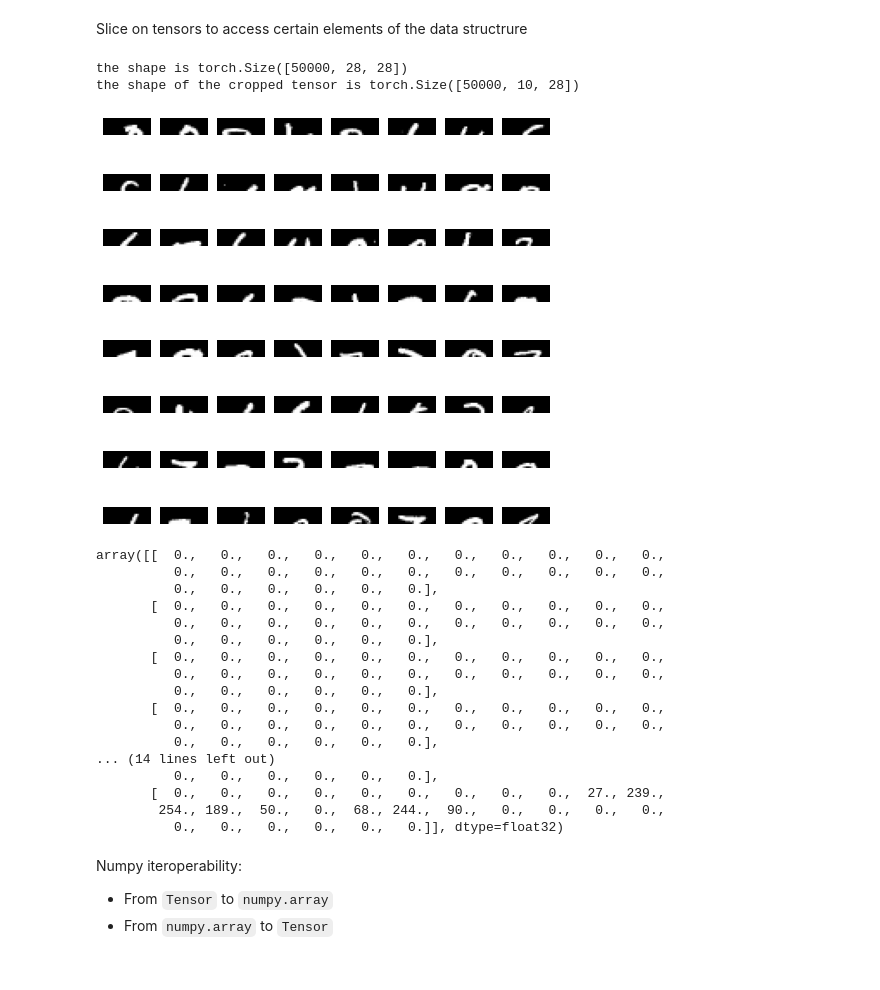
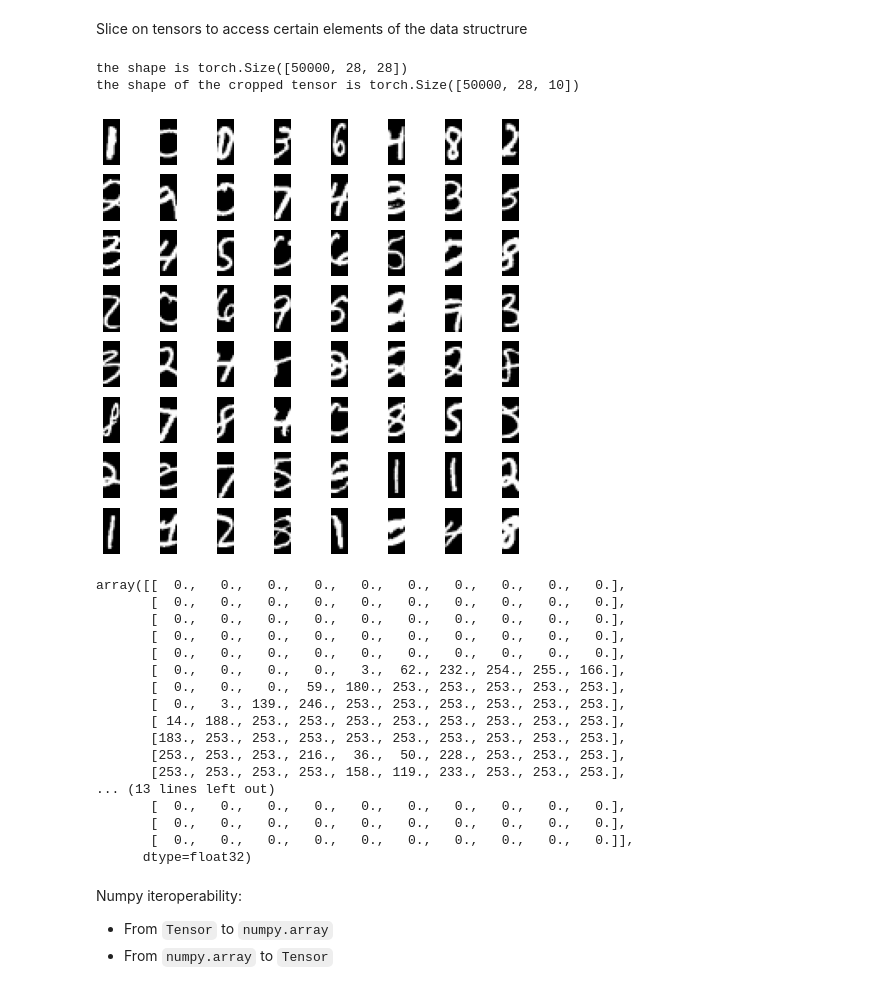
Before and after one commit to fpinell/hands_on_python_for_ds, a Jupyter notebook: notebooks/phd/Lecture_4_Deep_Learning.ipynb, the cells around one changed output. Drawn from its saved outputs; the diff is of its cells as text; code cells hidden in the pictures.

````diff
--- a/notebooks/phd/Lecture_4_Deep_Learning.ipynb
+++ b/notebooks/phd/Lecture_4_Deep_Learning.ipynb
@@ -395,45 +404,45 @@ Slice on tensors to access certain elements of the data structrure
 # %%
 '''
 Take the ten first lines for all the images
 '''
 
 print('the shape is {}'.format(x_train_tensor_reshaped.size()))
 
-selected_part = x_train_tensor_reshaped[:,:10,:]
+selected_part = x_train_tensor_reshaped[:,:,10:20]
 
 print('the shape of the cropped tensor is {}'.format(selected_part.size()))
 
 fig, axes = plt.subplots(8,8,figsize=(8,8))
 for i in range(8):
     for j in range(8):
         num_index = np.random.randint(len(selected_part))
         axes[i,j].imshow(selected_part[num_index].numpy(), cmap="gray")
         axes[i,j].axis("off")
 plt.show()
 # %% [output]
 the shape is torch.Size([50000, 28, 28])
-the shape of the cropped tensor is torch.Size([50000, 10, 28])
+the shape of the cropped tensor is torch.Size([50000, 28, 10])
-[figure, old version]
+[figure, new version]
 # %%
 selected_part[num_index].numpy()
 # %% [output]
-array([[  0.,   0.,   0.,   0.,   0.,   0.,   0.,   0.,   0.,   0.,   0.,
-          0.,   0.,   0.,   0.,   0.,   0.,   0.,   0.,   0.,   0.,   0.,
-          0.,   0.,   0.,   0.,   0.,   0.],
-       [  0.,   0.,   0.,   0.,   0.,   0.,   0.,   0.,   0.,   0.,   0.,
-          0.,   0.,   0.,   0.,   0.,   0.,   0.,   0.,   0.,   0.,   0.,
-          0.,   0.,   0.,   0.,   0.,   0.],
-       [  0.,   0.,   0.,   0.,   0.,   0.,   0.,   0.,   0.,   0.,   0.,
-          0.,   0.,   0.,   0.,   0.,   0.,   0.,   0.,   0.,   0.,   0.,
-          0.,   0.,   0.,   0.,   0.,   0.],
-       [  0.,   0.,   0.,   0.,   0.,   0.,   0.,   0.,   0.,   0.,   0.,
-          0.,   0.,   0.,   0.,   0.,   0.,   0.,   0.,   0.,   0.,   0.,
-          0.,   0.,   0.,   0.,   0.,   0.],
-... (14 lines left out)
-          0.,   0.,   0.,   0.,   0.,   0.],
-       [  0.,   0.,   0.,   0.,   0.,   0.,   0.,   0.,   0.,  27., 239.,
-        254., 189.,  50.,   0.,  68., 244.,  90.,   0.,   0.,   0.,   0.,
-          0.,   0.,   0.,   0.,   0.,   0.]], dtype=float32)
+array([[  0.,   0.,   0.,   0.,   0.,   0.,   0.,   0.,   0.,   0.],
+       [  0.,   0.,   0.,   0.,   0.,   0.,   0.,   0.,   0.,   0.],
+       [  0.,   0.,   0.,   0.,   0.,   0.,   0.,   0.,   0.,   0.],
+       [  0.,   0.,   0.,   0.,   0.,   0.,   0.,   0.,   0.,   0.],
+       [  0.,   0.,   0.,   0.,   0.,   0.,   0.,   0.,   0.,   0.],
+       [  0.,   0.,   0.,   0.,   3.,  62., 232., 254., 255., 166.],
+       [  0.,   0.,   0.,  59., 180., 253., 253., 253., 253., 253.],
+       [  0.,   3., 139., 246., 253., 253., 253., 253., 253., 253.],
+       [ 14., 188., 253., 253., 253., 253., 253., 253., 253., 253.],
+       [183., 253., 253., 253., 253., 253., 253., 253., 253., 253.],
+       [253., 253., 253., 216.,  36.,  50., 228., 253., 253., 253.],
+       [253., 253., 253., 253., 158., 119., 233., 253., 253., 253.],
+... (13 lines left out)
+       [  0.,   0.,   0.,   0.,   0.,   0.,   0.,   0.,   0.,   0.],
+       [  0.,   0.,   0.,   0.,   0.,   0.,   0.,   0.,   0.,   0.],
+       [  0.,   0.,   0.,   0.,   0.,   0.,   0.,   0.,   0.,   0.]],
+      dtype=float32)
 # %% [markdown]
 Numpy iteroperability:
 - From ```Tensor``` to ```numpy.array```
````
Also changed, not shown: parts of 27 cells of this notebook.
